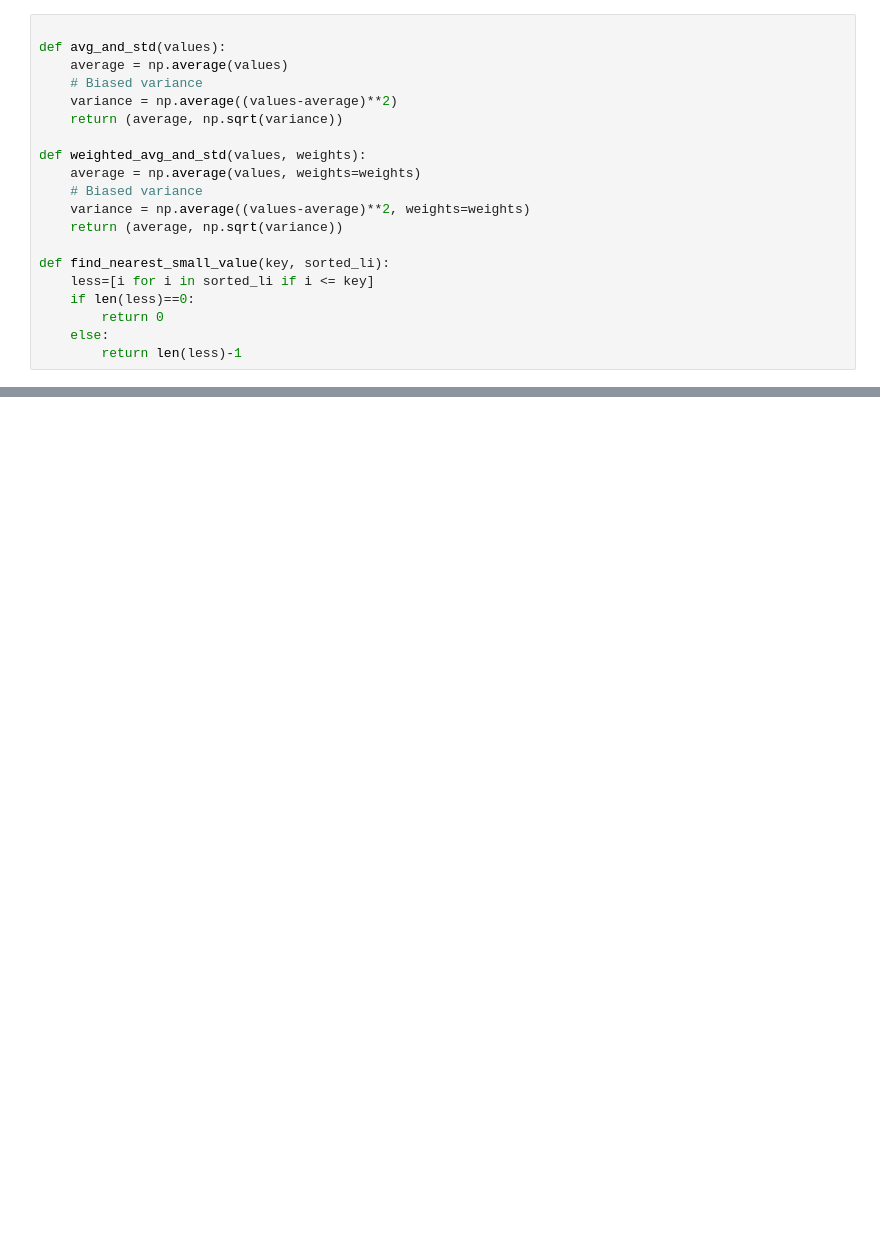
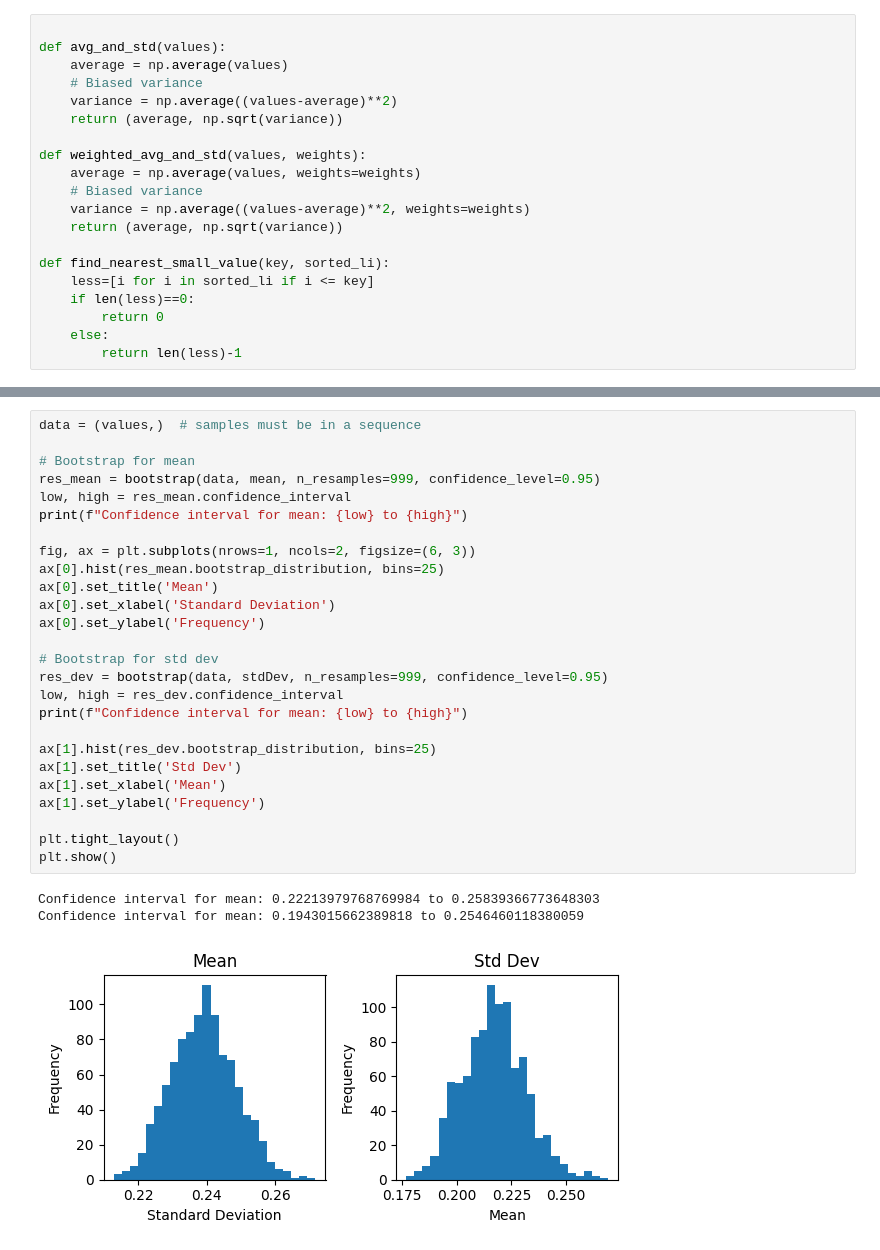
Before and after one commit to Sonic803/multi-core-sched, a Jupyter notebook: python/iid.ipynb, the cells around one changed output, grey strips where cells are left out. Cells and saved outputs as stored; diff of their text form; blank space fills up the shorter version.

```diff
--- a/python/iid.ipynb
+++ b/python/iid.ipynb
@@ -387,0 +378,30 @@ plt.show()
+# %%
+data = (values,)  # samples must be in a sequence
+
+# Bootstrap for mean
+res_mean = bootstrap(data, mean, n_resamples=999, confidence_level=0.95)
+low, high = res_mean.confidence_interval
+print(f"Confidence interval for mean: {low} to {high}")
+
+fig, ax = plt.subplots(nrows=1, ncols=2, figsize=(6, 3))
+ax[0].hist(res_mean.bootstrap_distribution, bins=25)
+ax[0].set_title('Mean')
+ax[0].set_xlabel('Standard Deviation')
+ax[0].set_ylabel('Frequency')
+
+# Bootstrap for std dev
+res_dev = bootstrap(data, stdDev, n_resamples=999, confidence_level=0.95)
+low, high = res_dev.confidence_interval
+print(f"Confidence interval for mean: {low} to {high}")
+
+ax[1].hist(res_dev.bootstrap_distribution, bins=25)
+ax[1].set_title('Std Dev')
+ax[1].set_xlabel('Mean')
+ax[1].set_ylabel('Frequency')
+
+plt.tight_layout()
+plt.show()
+# %% [output]
+Confidence interval for mean: 0.22213979768769984 to 0.25839366773648303
+Confidence interval for mean: 0.1943015662389818 to 0.2546460118380059
+[figure, added]
```
Also changed, not shown: parts of 19 cells of this notebook, 3 other files.
